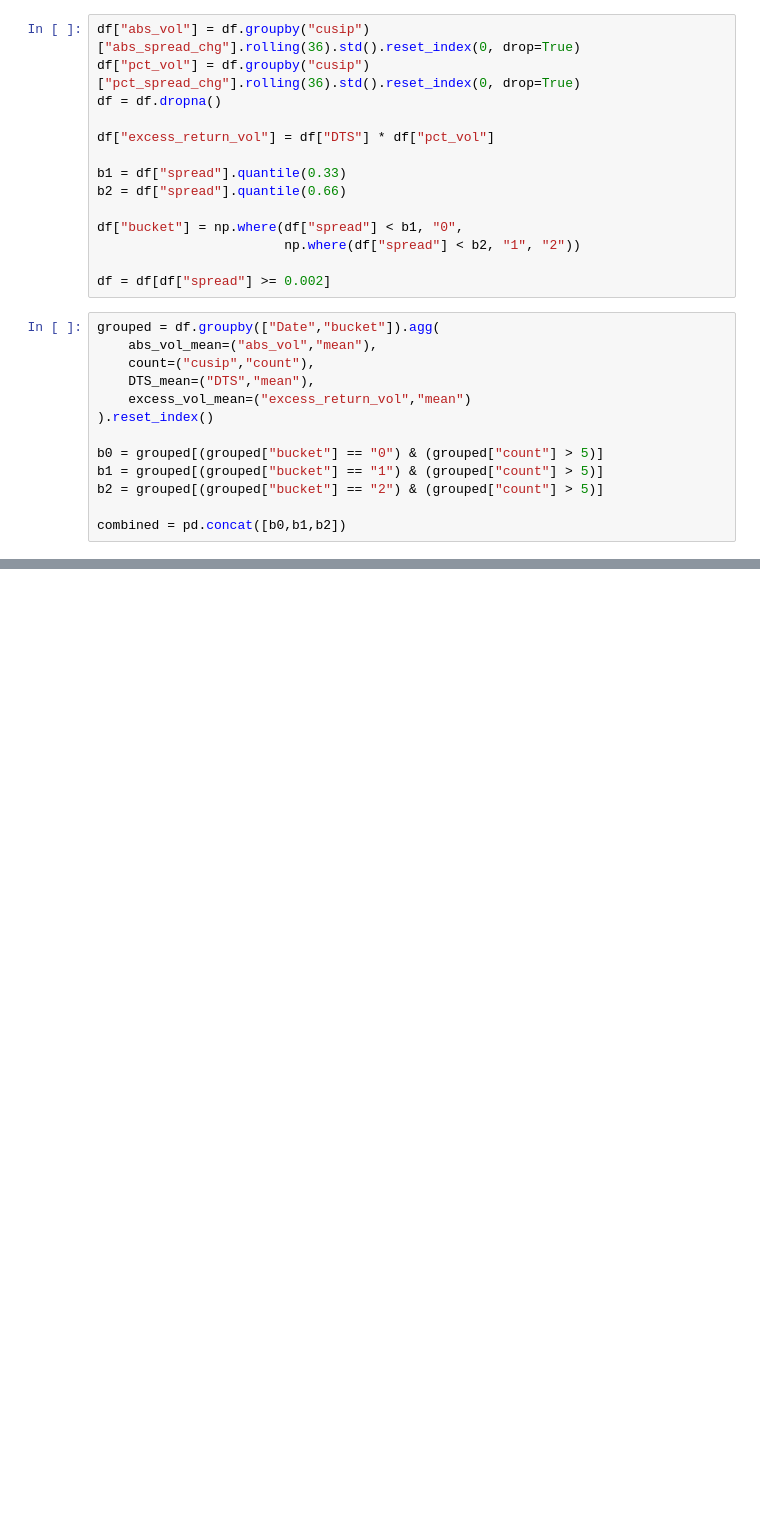
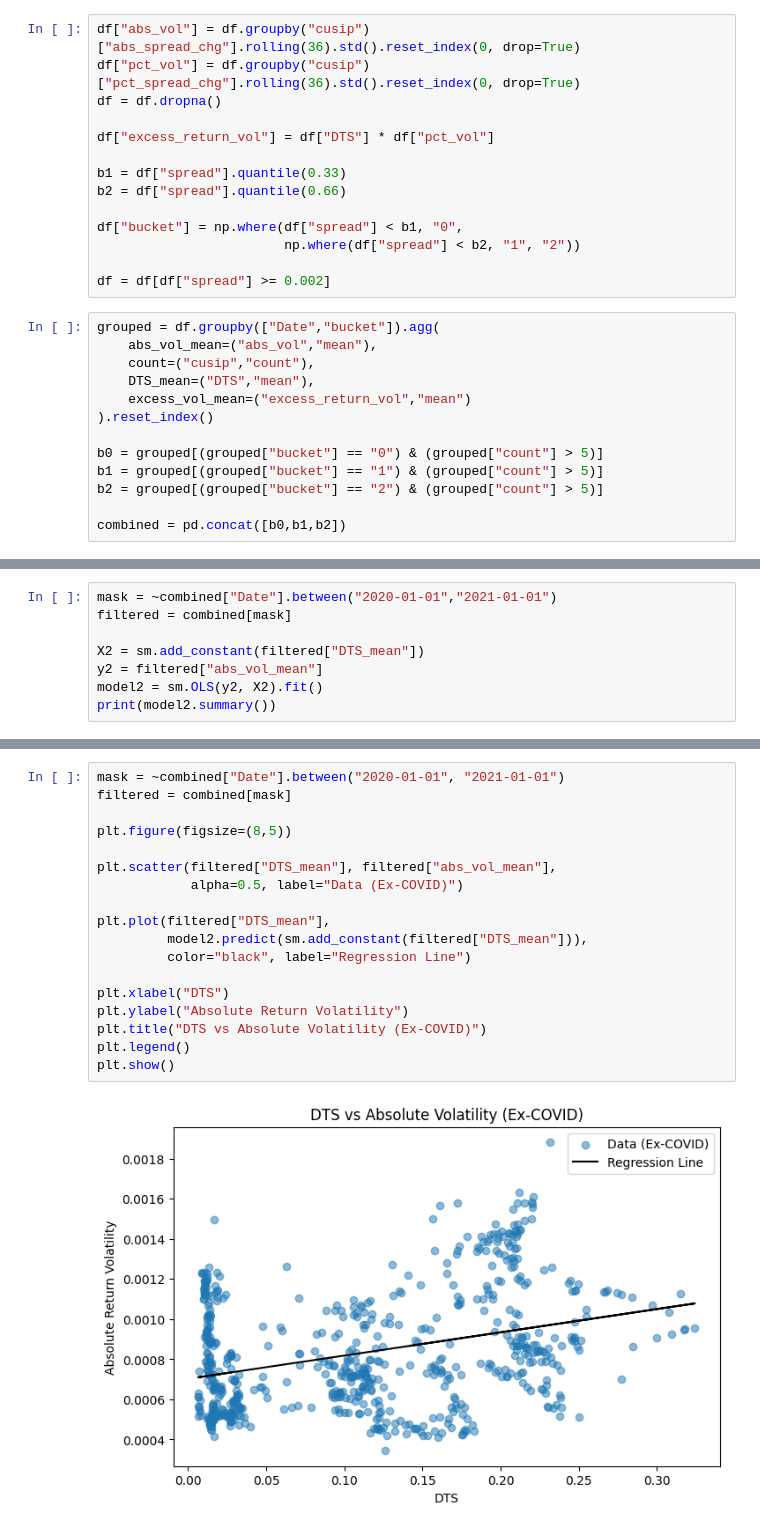
Before and after one commit to jlopes3/MF772_Project, a Jupyter notebook: DTS.ipynb, the cells around one changed output, grey strips where cells are left out. Saved outputs shown, nothing was run; the diff lists cells and outputs as text; blank space fills up the shorter version.

```diff
--- a/DTS.ipynb
+++ b/DTS.ipynb
@@ -131,0 +191,8 @@ plt.show()
+# %%
+mask = ~combined["Date"].between("2020-01-01","2021-01-01")
+filtered = combined[mask]
+
+X2 = sm.add_constant(filtered["DTS_mean"])
+y2 = filtered["abs_vol_mean"]
+model2 = sm.OLS(y2, X2).fit()
+print(model2.summary())
@@ -131,0 +217,20 @@ plt.show()
+# %%
+mask = ~combined["Date"].between("2020-01-01", "2021-01-01")
+filtered = combined[mask]
+
+plt.figure(figsize=(8,5))
+
+plt.scatter(filtered["DTS_mean"], filtered["abs_vol_mean"],
+            alpha=0.5, label="Data (Ex-COVID)")
+
+plt.plot(filtered["DTS_mean"],
+         model2.predict(sm.add_constant(filtered["DTS_mean"])),
+         color="black", label="Regression Line")
+
+plt.xlabel("DTS")
+plt.ylabel("Absolute Return Volatility")
+plt.title("DTS vs Absolute Volatility (Ex-COVID)")
+plt.legend()
+plt.show()
+# %% [output]
+[figure, added]
```
Also changed, not shown: parts of 11 cells of this notebook.
